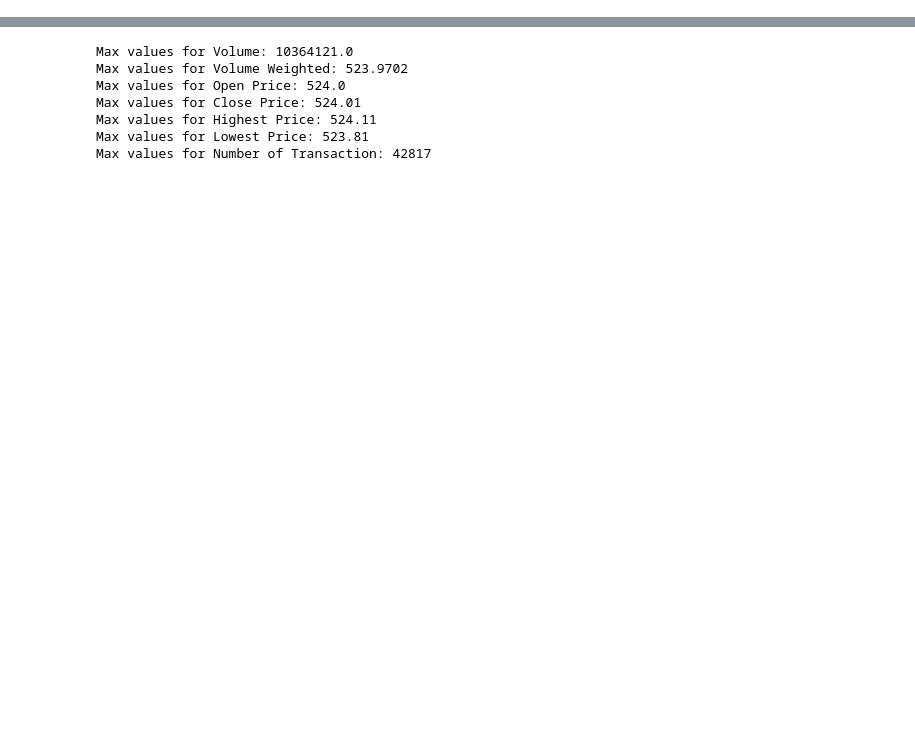
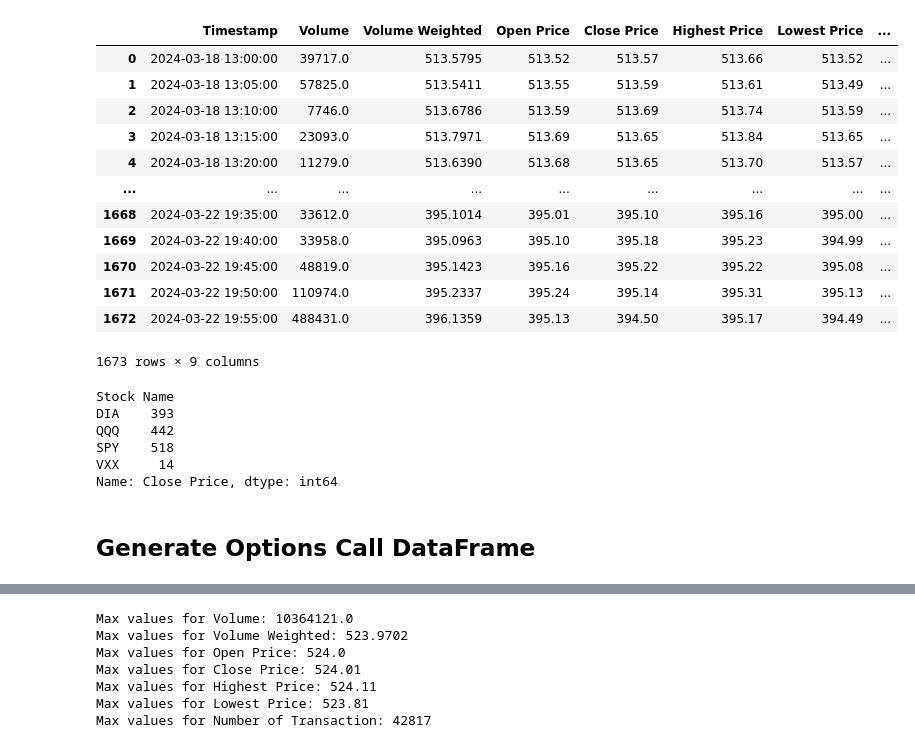
Before and after one commit to GuyInFreezer/project-2, a Jupyter notebook: Codes/api_stocks_data_grab.ipynb, the cells around one changed output, grey strips where cells are left out. Cells and saved outputs as stored; diff of their text form; code cells hidden in the pictures; blank space fills up the shorter version.

```diff
--- a/Codes/api_stocks_data_grab.ipynb
+++ b/Codes/api_stocks_data_grab.ipynb
@@ -33,0 +70,32 @@ df['Stock Name'] = stocksTicker
+# %%
+# Test CSV Import
+
+testdf = pd.read_csv('../Data/stocks-agg-03-18-03-22.csv', parse_dates=['Timestamp'])
+testdf
+# %% [output]
+|  | Timestamp | Volume | Volume Weighted | Open Price | Close Price | Highest Price | Lowest Price | ... |
+| 0 | 2024-03-18 13:00:00 | 39717.0 | 513.5795 | 513.52 | 513.57 | 513.66 | 513.52 | ... |
+| 1 | 2024-03-18 13:05:00 | 57825.0 | 513.5411 | 513.55 | 513.59 | 513.61 | 513.49 | ... |
+| 2 | 2024-03-18 13:10:00 | 7746.0 | 513.6786 | 513.59 | 513.69 | 513.74 | 513.59 | ... |
+| 3 | 2024-03-18 13:15:00 | 23093.0 | 513.7971 | 513.69 | 513.65 | 513.84 | 513.65 | ... |
+| 4 | 2024-03-18 13:20:00 | 11279.0 | 513.6390 | 513.68 | 513.65 | 513.70 | 513.57 | ... |
+| ... | ... | ... | ... | ... | ... | ... | ... | ... |
+| 1668 | 2024-03-22 19:35:00 | 33612.0 | 395.1014 | 395.01 | 395.10 | 395.16 | 395.00 | ... |
+| 1669 | 2024-03-22 19:40:00 | 33958.0 | 395.0963 | 395.10 | 395.18 | 395.23 | 394.99 | ... |
+| 1670 | 2024-03-22 19:45:00 | 48819.0 | 395.1423 | 395.16 | 395.22 | 395.22 | 395.08 | ... |
+| 1671 | 2024-03-22 19:50:00 | 110974.0 | 395.2337 | 395.24 | 395.14 | 395.31 | 395.13 | ... |
+| 1672 | 2024-03-22 19:55:00 | 488431.0 | 396.1359 | 395.13 | 394.50 | 395.17 | 394.49 | ... |
+1673 rows × 9 columns
+# %%
+# Grab Average Close Price for last week's stock, rounded up to nearest integer
+from math import ceil
+testdf.groupby(by='Stock Name')['Close Price'].mean().apply(lambda x: ceil(x))
+# %% [output]
+Stock Name
+DIA    393
+QQQ    442
+SPY    518
+VXX     14
+Name: Close Price, dtype: int64
+# %% [markdown]
+## Generate Options Call DataFrame
```
Also changed, not shown: parts of 11 cells of this notebook, 3 other files.
